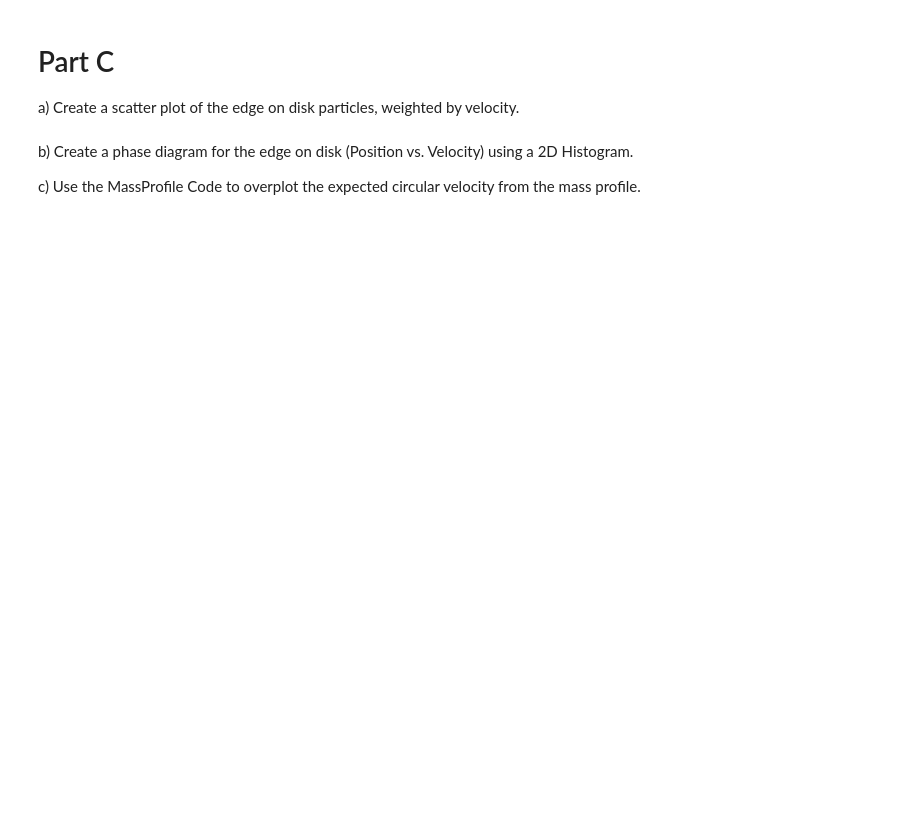
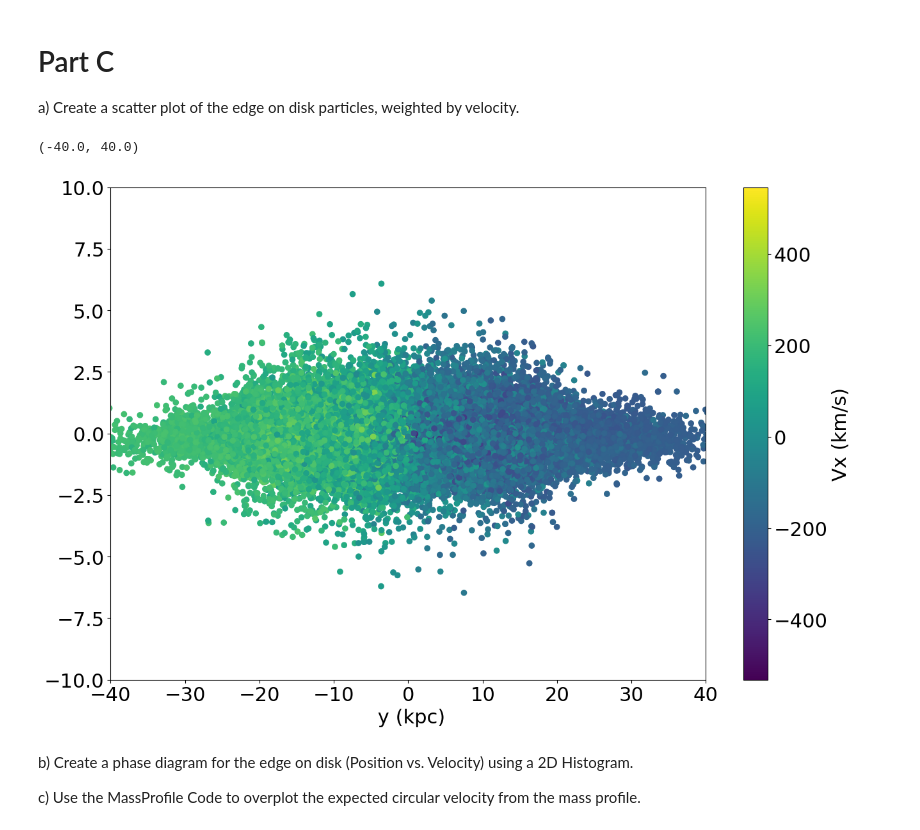
Before and after one commit to hina18201716/astr400b-25s, a Jupyter notebook: Labs/Lab7/Lab7.ipynb, the cells around one changed output. Drawn from its saved outputs; the diff is of its cells as text; code cells hidden in the pictures; blank space fills up the shorter version.

```diff
--- a/Labs/Lab7/Lab7.ipynb
+++ b/Labs/Lab7/Lab7.ipynb
@@ -318,36 +329,39 @@ a) Create a scatter plot of the edge on disk particles, weighted by velocity.
 # %%
 # Plot velocity weighted EDGE ON DISK
 
 fig = plt.figure(figsize=(15,10))
 ax = plt.subplot(111)
 
 # plot position of disk particles color
 # coded by velocity along the 3rd axis
 # plt.scatter(pos1, pos2, c=vel1)
 # ADD HERE
-
+# plot y vs z and color is x velocity
+plt.scatter(rn[:,1], rn[:,2], c=vn[:,0])
 
 #colorbar
 cbar = plt.colorbar()
-cbar.set_label('  ', size=22)
+cbar.set_label('Vx (km/s)', size=22)
 
 # Add axis labels
-plt.xlabel('  ', fontsize=22)
-plt.ylabel('  ', fontsize=22)
+plt.xlabel(' y (kpc)', fontsize=22)
 
 
 
 #adjust tick label font size
 label_size = 22
 matplotlib.rcParams['xtick.labelsize'] = label_size
 matplotlib.rcParams['ytick.labelsize'] = label_size
 
 #set axis limits
 plt.ylim(-10,10)
 plt.xlim(-40,40)
 
 # Save file
 # plt.savefig('Lab7_EdgeOn_Vel.png')
+# %% [output]
+(-40.0, 40.0)
+[figure, added]
 # %% [markdown]
 b) Create a phase diagram for the edge on disk (Position vs. Velocity) using a 2D Histogram.
 
```
Also changed, not shown: parts of 11 cells of this notebook, 6 other files.
